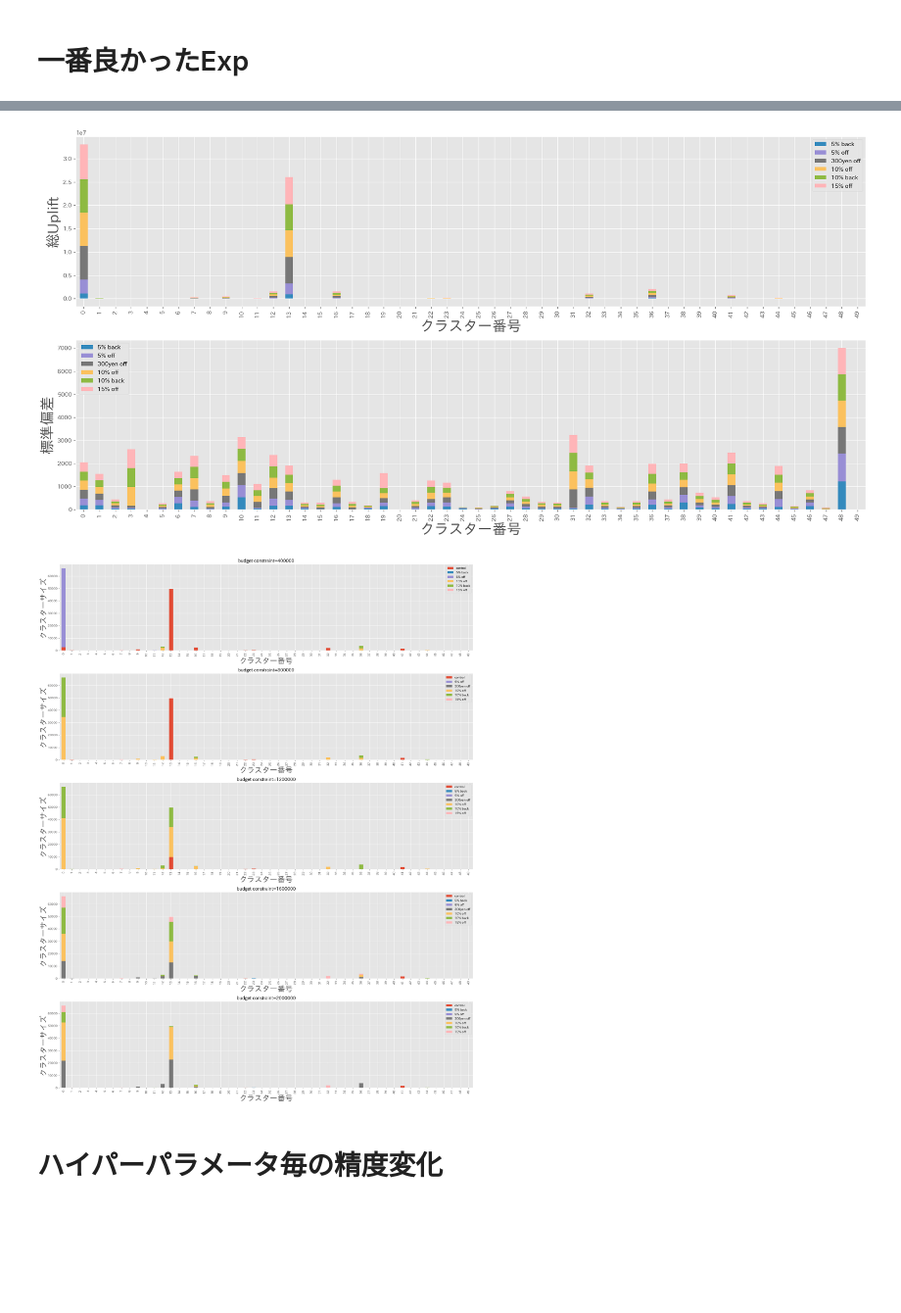
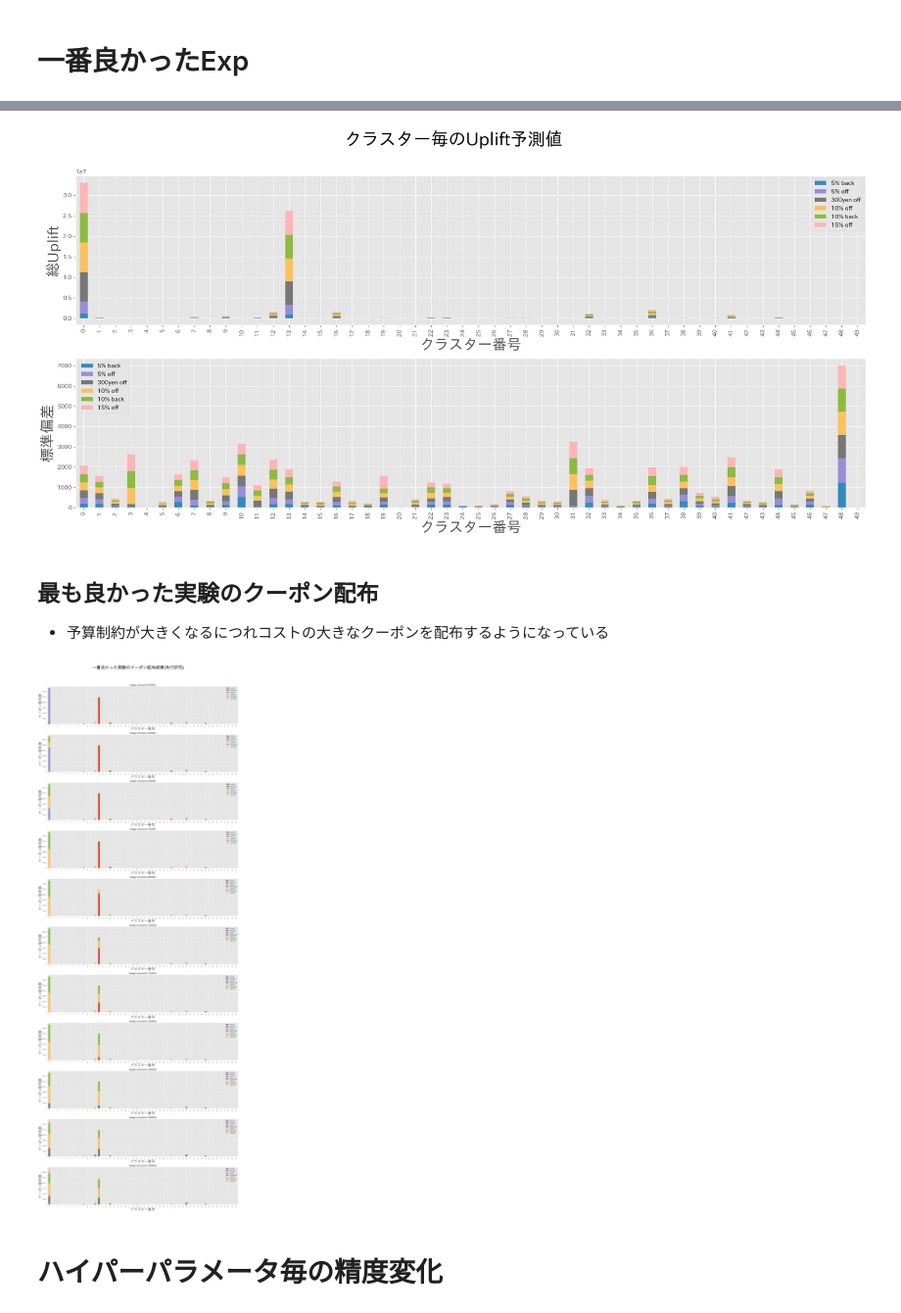
Before and after one commit to tubo213/graduation_research, a Jupyter notebook: notebooks/evaluation/eval_previous.ipynb, the cells around one changed output, grey strips where cells are left out. Shown at 98% size. Drawn from its saved outputs; the diff is of its cells as text; code cells hidden in the pictures; blank space fills up the shorter version.

```diff
--- a/notebooks/evaluation/eval_previous.ipynb
+++ b/notebooks/evaluation/eval_previous.ipynb
@@ -34,7 +58,7 @@ coupon_type_to_color = {
 def plot_allocation(container):
     clusters = container.clusters
     assignments = container.assignments
-    n_budget = len(clusters)
+    n_budget = len(assignments)
 
     # sort by budget
     cluster = sorted(clusters, key=lambda x: x[1])[0][-1]
@@ -60,10 +84,10 @@ def plot_allocation(container):
                 color=coupon_type_to_color
             )
         )
-        axes[i].set_ylabel('クラスターサイズ', fontsize=25)
+        axes[i].set_ylabel('クーポン配布数', fontsize=25)
         axes[i].set_xlabel('クラスター番号', fontsize=25)
 
-    fig.tight_layout()
+    # fig.tight_layout()
 
     return fig, axes
 
@@ -86,7 +110,7 @@ def plot_cluster(container):
     axes[1].set_ylabel('標準偏差', fontsize=25)
     axes[0].set_xlabel('クラスター番号', fontsize=25)
     axes[1].set_xlabel('クラスター番号', fontsize=25)
-    fig.tight_layout()
+    # fig.tight_layout()
 
     return fig, axes
 # %%
@@ -113,13 +119,20 @@ container.initialize()
 # %%
 fig, axes = plot_cluster(container)
+fig.suptitle('クラスター毎のUplift予測値', fontsize=30)
+fig.tight_layout(rect=[0,0,1,0.96])
 fig.savefig(dir_config.output_figure_dir / 'cluster.png')
 # %% [output]
-[figure, old version]
+[figure, new version]
+# %% [markdown]
+## 最も良かった実験のクーポン配布
+- 予算制約が大きくなるにつれコストの大きなクーポンを配布するようになっている
 # %%
 fig, axes = plot_allocation(container)
+fig.suptitle('一番良かった実験のクーポン配布結果(先行研究)', fontsize=30)
+fig.tight_layout(rect=[0,0,1,0.96])
 fig.savefig(dir_config.output_figure_dir / 'allocation.png')
 # %% [output]
-[figure, old version]
+[figure, new version]
 # %% [markdown]
 # ハイパーパラメータ毎の精度変化
 # %%
```
Also changed, not shown: parts of 14 cells of this notebook, 7 other files.
